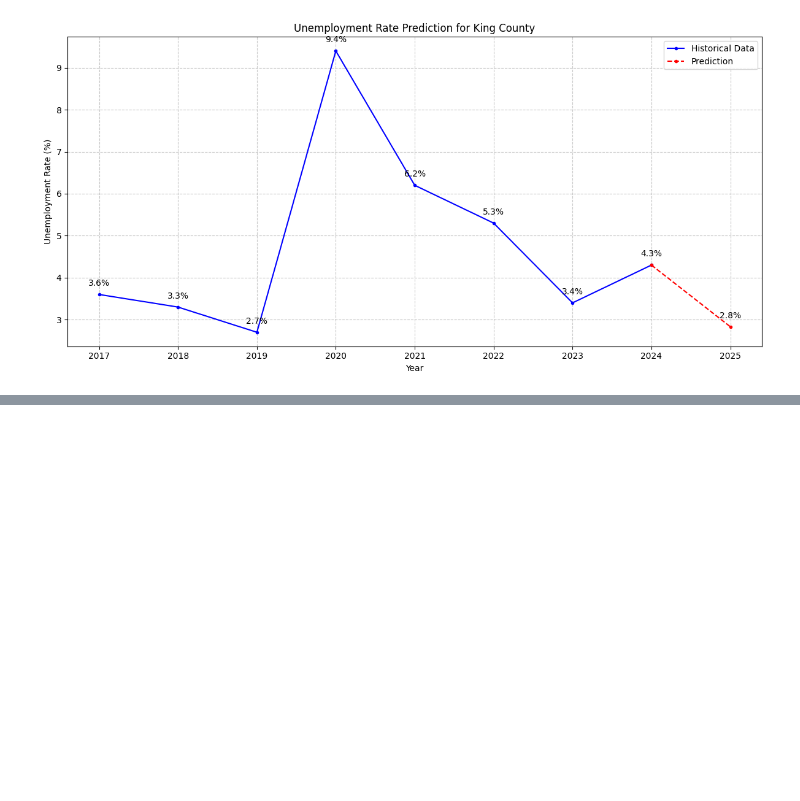
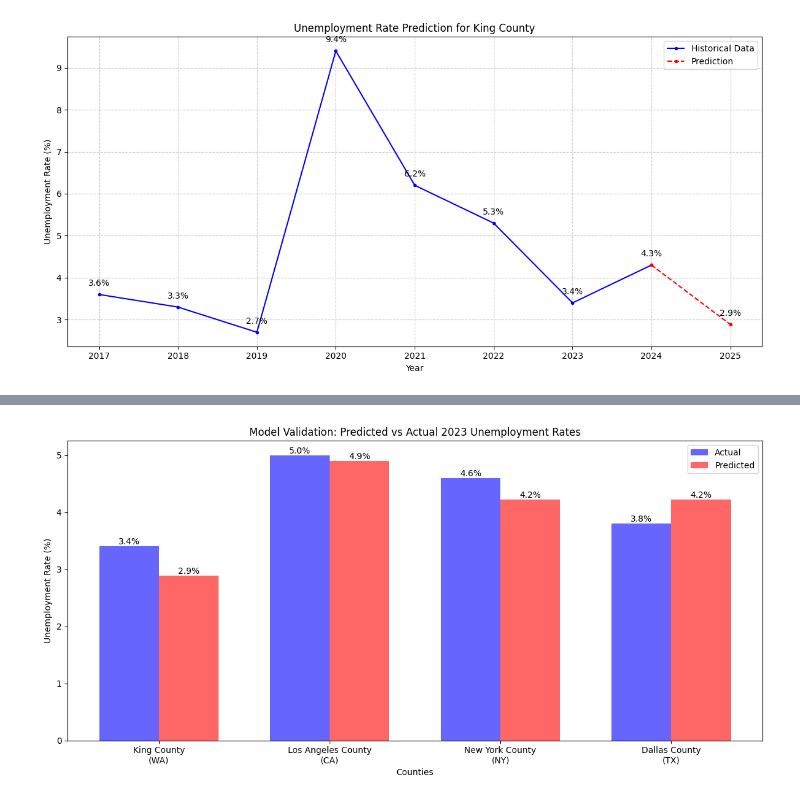
Before and after one commit to taran-bains/min-wage-vs-unemployment, a Jupyter notebook: final_analysis.ipynb, the cells around one changed output, grey strips where cells are left out. Saved outputs shown, nothing was run; the diff lists cells and outputs as text; code cells hidden in the pictures; blank space fills up the shorter version.

Commit message:
Added validation with similar counties

```diff
--- a/final_analysis.ipynb
+++ b/final_analysis.ipynb
@@ -1155,7 +1155,7 @@ def find_growth_rates(county, state):
   wideform_data = df
 
   # Filter for county and state
-  county_data = longform_data[(longform_data['County Name/State Abbreviation'] == county) & (longform_data['LastTwoLetters'] == 'WA')]
+  county_data = longform_data[(longform_data['County Name/State Abbreviation'] == county) & (longform_data['LastTwoLetters'] == state)]
 
   continuous_metrics = ['Force']
   growth_rates = {}
@@ -1171,7 +1171,7 @@ def find_growth_rates(county, state):
 
   # Get TOPI, Compensation, Current-dollar GDP, Gross operating surplus, Taxes on production and imports (TOPI) less subsides
   # These features are only in wide form data, so getting it with
-  wideform_entry = wideform_data[(wideform_data['County_Name/State_Abbreviation'] == county) & (wideform_data['State'] == state)]
+  wideform_entry = wideform_data[(wideform_data['County_Name/State_Abbreviation'] == county) & (wideform_data['LastTwoLetters'] == state)]
   wide_features = ['Taxes_on_production_and_imports_(TOPI)_(millions_of_dollars)',
     'Compensation_(millions_of_dollars)',
     'Current-dollar_GDP_(millions_of_current_dollars)',
@@ -1234,14 +1234,13 @@ def shift_data(df, growth_rates):
 def prepare_king_county_prediction(county, state_abbr, new_min_wage=20.76):
   # First, get growth rates for county
   growth_rates = find_growth_rates(county, state_abbr)
-  county_data = df[(df['County_Name/State_Abbreviation'] == county) & (df['State'] == 'Washington')]
+  county_data = df[(df['County_Name/State_Abbreviation'] == county) & (df['LastTwoLetters'] == state_abbr)]
   county_data = county_data[variables_clean]
 
   # prepare data for input to model
   # some entries are objects.. why?
   # Apply growth rates to county's data for 2024, 2025
   for metric, rate in growth_rates.items():
-    print(metric)
     county_data[metric + '_24'] = county_data[metric + '_23'].iloc[0] * (1 + rate)
     county_data[metric + '_25'] = county_data[metric + '_23'].iloc[0] * ((1 + rate) ** 2)
 
@@ -1250,7 +1249,7 @@ def prepare_king_county_prediction(county, state_abbr, new_min_wage=20.76):
   return shifted_data
 
 
-prediction_data = prepare_king_county_prediction('King County', 'Washington', 20.76)
+prediction_data = prepare_king_county_prediction('King County', 'WA', 20.76)
 prediction = stacked_model.predict(prediction_data)
 print(prediction)
 # %% [output]
@@ -1335,3 +1328,91 @@ plot_prediction_with_history(df, prediction)
 
 [1 rows x 115 columns]
 [figure]
+# %%
+# Validate model against other similar counties
+# LA, New York, Dallas
+
+def validate_model_predictions(model, df, counties):
+    """
+    Validate model predictions against actual 2023 data for specified counties
+
+    Parameters:
+    model: trained model
+    df: DataFrame containing the data
+    counties: list of tuples containing (county_name, state_abbr)
+    """
+    results = []
+
+    for county, state in counties:
+        # Prepare data for prediction (using data up to 2022 to predict 2023)
+        county_data = df[(df['County_Name/State_Abbreviation'] == county) &
+                        (df['LastTwoLetters'] == state)].copy()
+
+        # Get actual 2023 value
+        actual_2023 = county_data['(%)_23'].iloc[0]
+        print(actual_2023)
+
+        # Prepare prediction data (use data up to 2022)
+        prediction_data = prepare_king_county_prediction(county, state)
+        print(prediction_data)
+
+        # Get prediction
+        predicted_2023 = model.predict(prediction_data)[0]
+
+        # Calculate error
+        error = abs(predicted_2023 - actual_2023)
+
+        results.append({
+            'County': county,
+            'State': state,
+            'Actual_2023': actual_2023,
+            'Predicted_2023': predicted_2023,
+            'Absolute_Error': error
+        })
+
+    # Convert results to DataFrame
+    results_df = pd.DataFrame(results)
+
+    # Print results
+    print("\nModel Validation Results:")
+    print(results_df)
+    print(f"\nMean Absolute Error: {results_df['Absolute_Error'].mean():.2f}%")
+
+    # Create visualization
+    plt.figure(figsize=(12, 6))
+    x = range(len(counties))
+    width = 0.35
+
+    plt.bar([i - width/2 for i in x], results_df['Actual_2023'],
+           width, label='Actual', color='blue', alpha=0.6)
+    plt.bar([i + width/2 for i in x], results_df['Predicted_2023'],
+           width, label='Predicted', color='red', alpha=0.6)
+
+    plt.xlabel('Counties')
+    plt.ylabel('Unemployment Rate (%)')
+    plt.title('Model Validation: Predicted vs Actual 2023 Unemployment Rates')
+    plt.xticks(x, [f"{county}\n({state})" for county, state in counties])
+    plt.legend()
+
+    # Add value labels
+    for i in x:
+        plt.text(i - width/2, results_df['Actual_2023'].iloc[i],
+                f"{results_df['Actual_2023'].iloc[i]:.1f}%",
+                ha='center', va='bottom')
+        plt.text(i + width/2, results_df['Predicted_2023'].iloc[i],
+                f"{results_df['Predicted_2023'].iloc[i]:.1f}%",
+                ha='center', va='bottom')
+
+    plt.tight_layout()
+    plt.show()
+
+# Usage
+counties_to_validate = [
+    ('King County', 'WA'),
+    ('Los Angeles County', 'CA'),
+    ('New York County', 'NY'),
+    ('Dallas County', 'TX')
+]
+
+validate_model_predictions(stacked_model, df, counties_to_validate)
+# %% [output]
@@ -1337,0 +1436 @@ plot_prediction_with_history(df, prediction)
+[figure, added]
```
Also changed, not shown: parts of 10 cells of this notebook, 1 other file.
